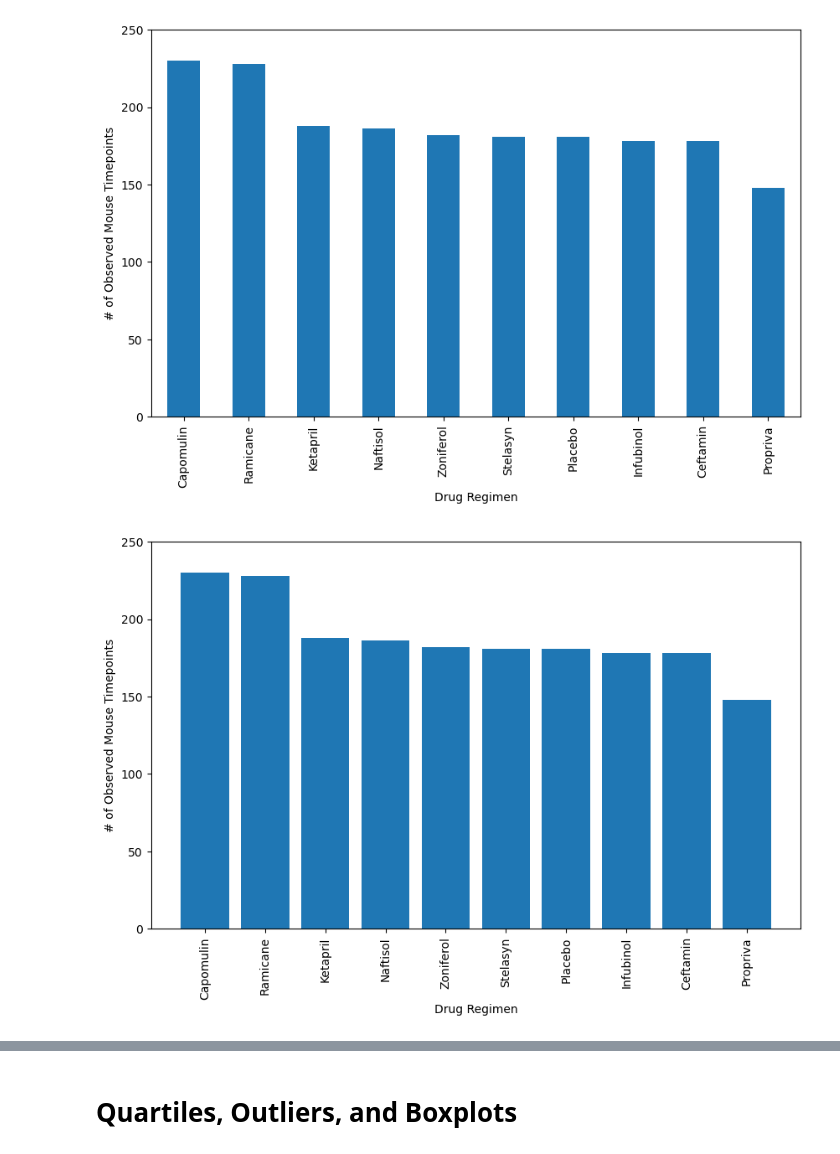
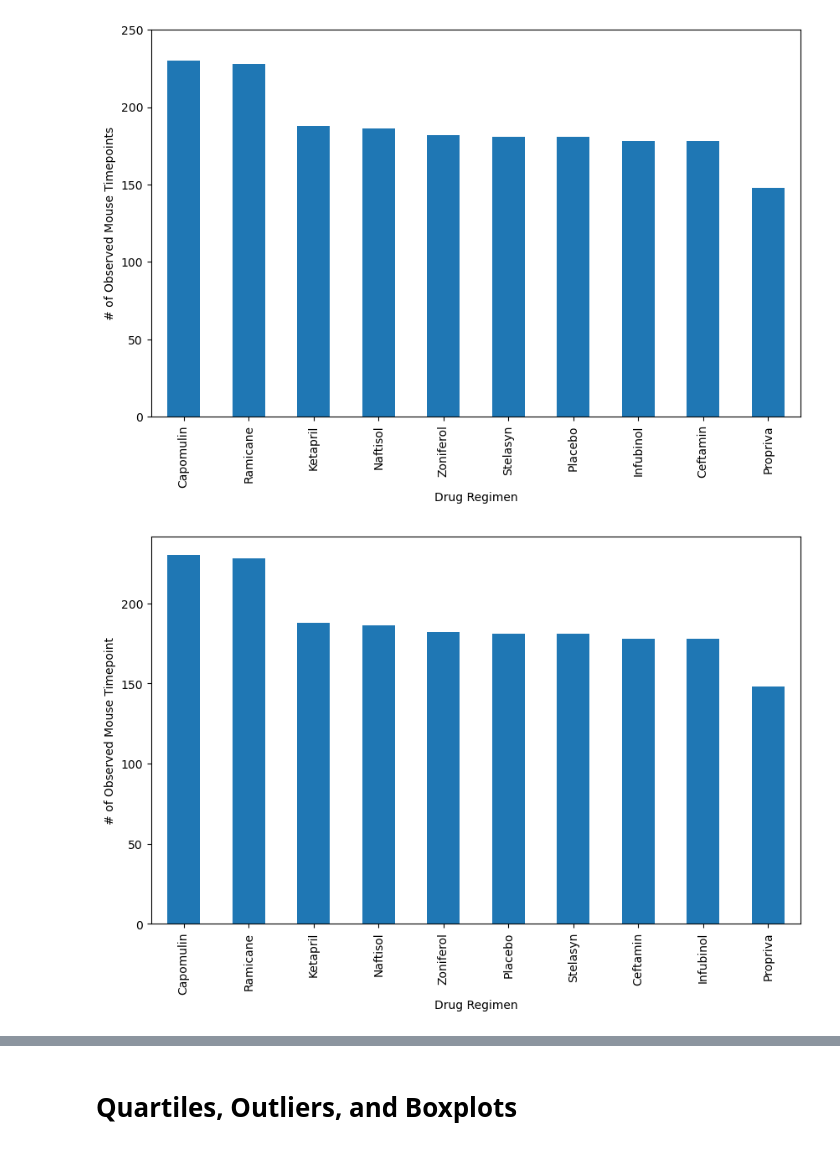
Before and after one commit to samrawitb/matplotlib-challenge, a Jupyter notebook: Pymaceuticals/pymaceuticals.ipynb, the cells around one changed output, grey strips where cells are left out. Drawn from its saved outputs; the diff is of its cells as text; code cells hidden in the pictures.

```diff
--- a/Pymaceuticals/pymaceuticals.ipynb
+++ b/Pymaceuticals/pymaceuticals.ipynb
@@ -154,18 +151,18 @@ plt.xticks(rotation=90)
 plt.show()
 # %% [output]
 [figure]
-# %%
-# Generate a bar plot showing the total number of rows (Mouse ID/Timepoints) for each drug regimen using pyplot.
-mouse_count = df_cleaned["Drug Regimen"].value_counts()
-plt.figure(figsize=(10,6))
-plt.bar(mouse_count.index.values, mouse_count.values)
-plt.xlabel("Drug Regimen")
-plt.ylabel("# of Observed Mouse Timepoints")
-plt.xticks(rotation=90)
-plt.ylim(0,250)
-plt.show()
-# %% [output]
-[figure, removed]
+# %%
+mouse_count_pyplot = df_cleaned.groupby("Drug Regimen")["Mouse ID"].size()
+mouse_count_pyplot_sorted = mouse_count_pyplot.sort_values(ascending=False)
+
+plt.figure(figsize=(10,6))
+mouse_count_pyplot_sorted.plot(kind='bar')
+plt.xlabel('Drug Regimen')
+plt.ylabel('# of Observed Mouse Timepoint')
+plt.xticks(rotation=90)
+plt.show()
+# %% [output]
+[figure, added]
 # %%
 # Generate a pie plot showing the distribution of female versus male mice using Pandas
 mouse_count = df_cleaned["Sex"].value_counts()
```
Also changed, not shown: parts of 20 cells of this notebook, 3 other files.
